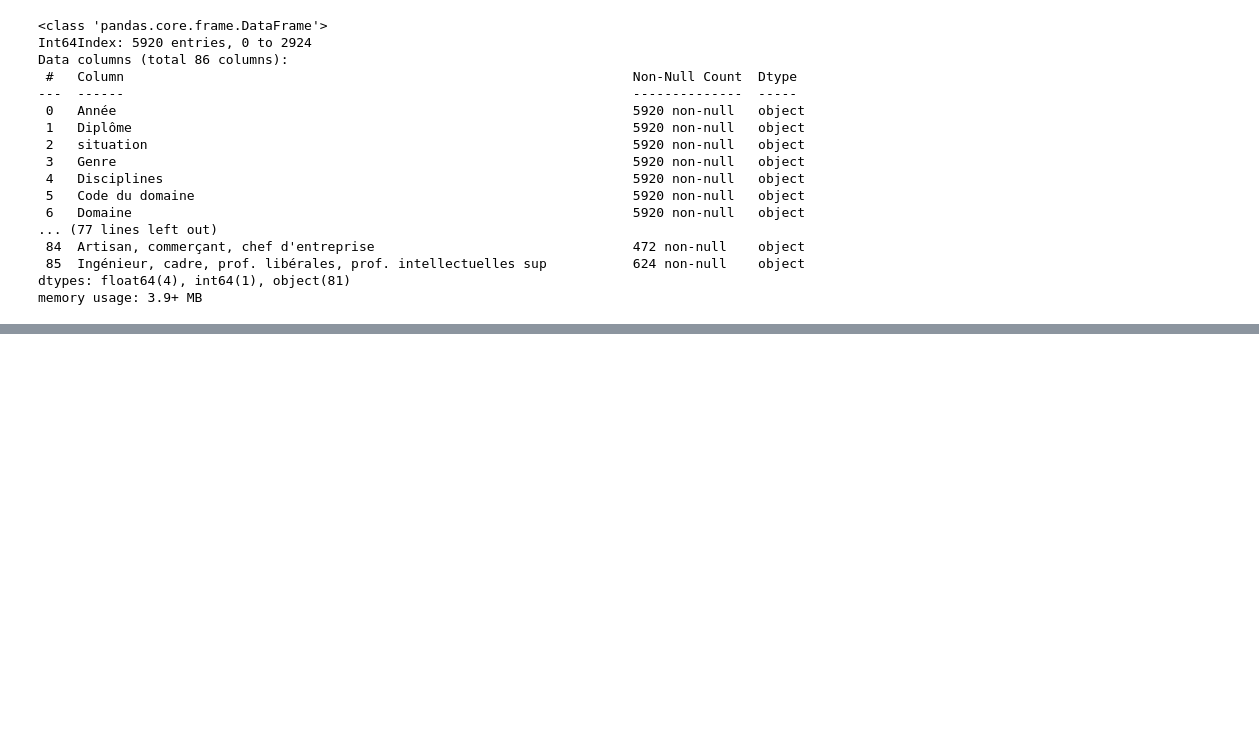
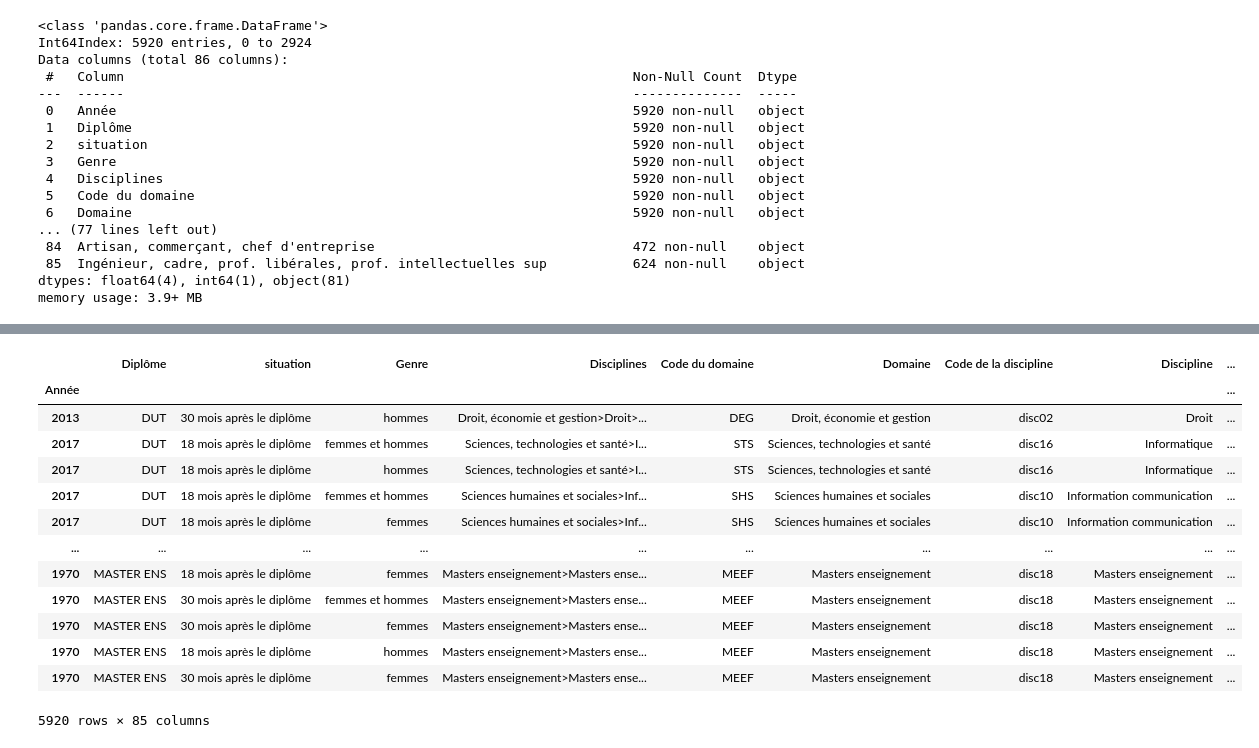
Before and after one commit to smtux/DUDA, a Jupyter notebook: inser_pro/src/alimentation.ipynb, the cells around one changed output, grey strips where cells are left out. Saved outputs shown, nothing was run; the diff lists cells and outputs as text; code cells hidden in the pictures; blank space fills up the shorter version.

```diff
--- a/inser_pro/src/alimentation.ipynb
+++ b/inser_pro/src/alimentation.ipynb
@@ -35,3 +54,20 @@ ins_prof.set_index(["Année", "Diplôme"], inplace=True)
+# %%
+ins_prof
+# %% [output]
+|  | Diplôme | situation | Genre | Disciplines | Code du domaine | Domaine | Code de la discipline | Discipline | ... |
+| Année |  |  |  |  |  |  |  |  | ... |
+| 2013 | DUT | 30 mois après le diplôme | hommes | Droit, économie et gestion>Droit>... | DEG | Droit, économie et gestion | disc02 | Droit | ... |
+| 2017 | DUT | 18 mois après le diplôme | femmes et hommes | Sciences, technologies et santé>I... | STS | Sciences, technologies et santé | disc16 | Informatique | ... |
+| 2017 | DUT | 18 mois après le diplôme | hommes | Sciences, technologies et santé>I... | STS | Sciences, technologies et santé | disc16 | Informatique | ... |
+| 2017 | DUT | 18 mois après le diplôme | femmes et hommes | Sciences humaines et sociales>Inf... | SHS | Sciences humaines et sociales | disc10 | Information communication | ... |
+| 2017 | DUT | 18 mois après le diplôme | femmes | Sciences humaines et sociales>Inf... | SHS | Sciences humaines et sociales | disc10 | Information communication | ... |
+| ... | ... | ... | ... | ... | ... | ... | ... | ... | ... |
+| 1970 | MASTER ENS | 18 mois après le diplôme | femmes | Masters enseignement>Masters ense... | MEEF | Masters enseignement | disc18 | Masters enseignement | ... |
+| 1970 | MASTER ENS | 30 mois après le diplôme | femmes et hommes | Masters enseignement>Masters ense... | MEEF | Masters enseignement | disc18 | Masters enseignement | ... |
+| 1970 | MASTER ENS | 30 mois après le diplôme | femmes | Masters enseignement>Masters ense... | MEEF | Masters enseignement | disc18 | Masters enseignement | ... |
+| 1970 | MASTER ENS | 18 mois après le diplôme | hommes | Masters enseignement>Masters ense... | MEEF | Masters enseignement | disc18 | Masters enseignement | ... |
+| 1970 | MASTER ENS | 30 mois après le diplôme | femmes | Masters enseignement>Masters ense... | MEEF | Masters enseignement | disc18 | Masters enseignement | ... |
+5920 rows × 85 columns
 # %%
 ins_prof.sort_index(level=0, inplace=True)
 # %%
```
Also changed, not shown: parts of 7 cells of this notebook.
